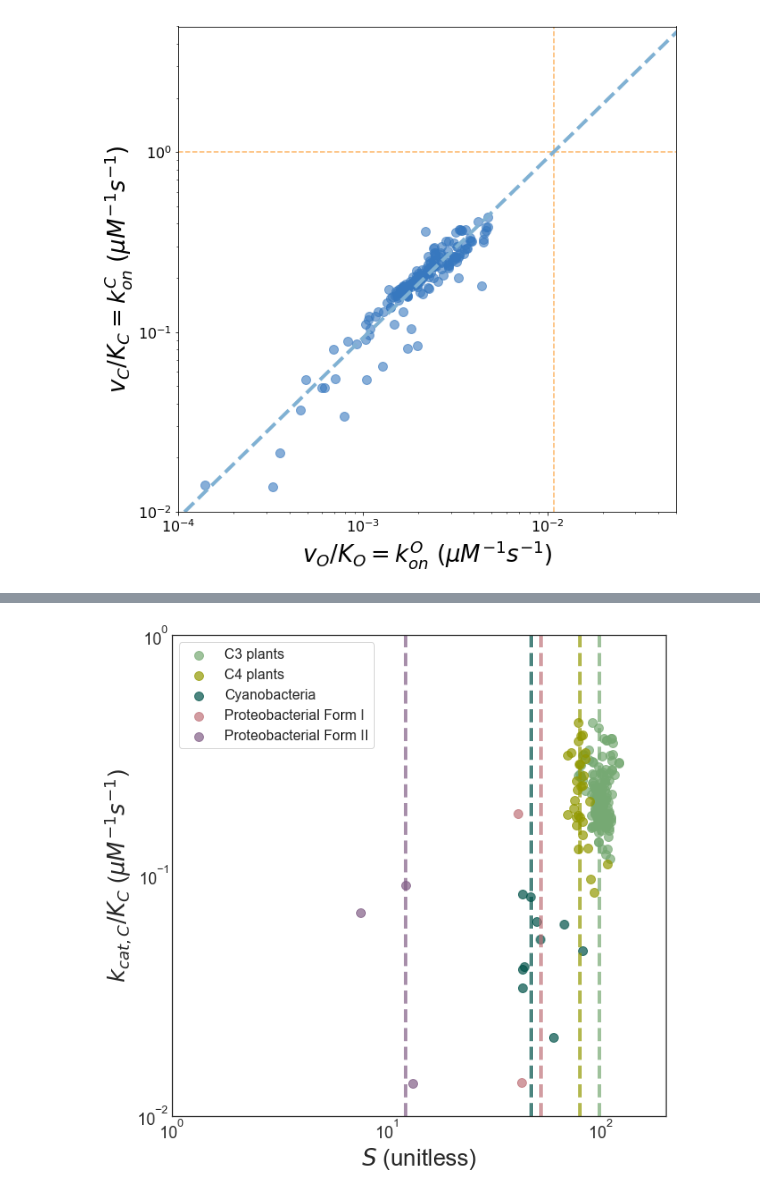
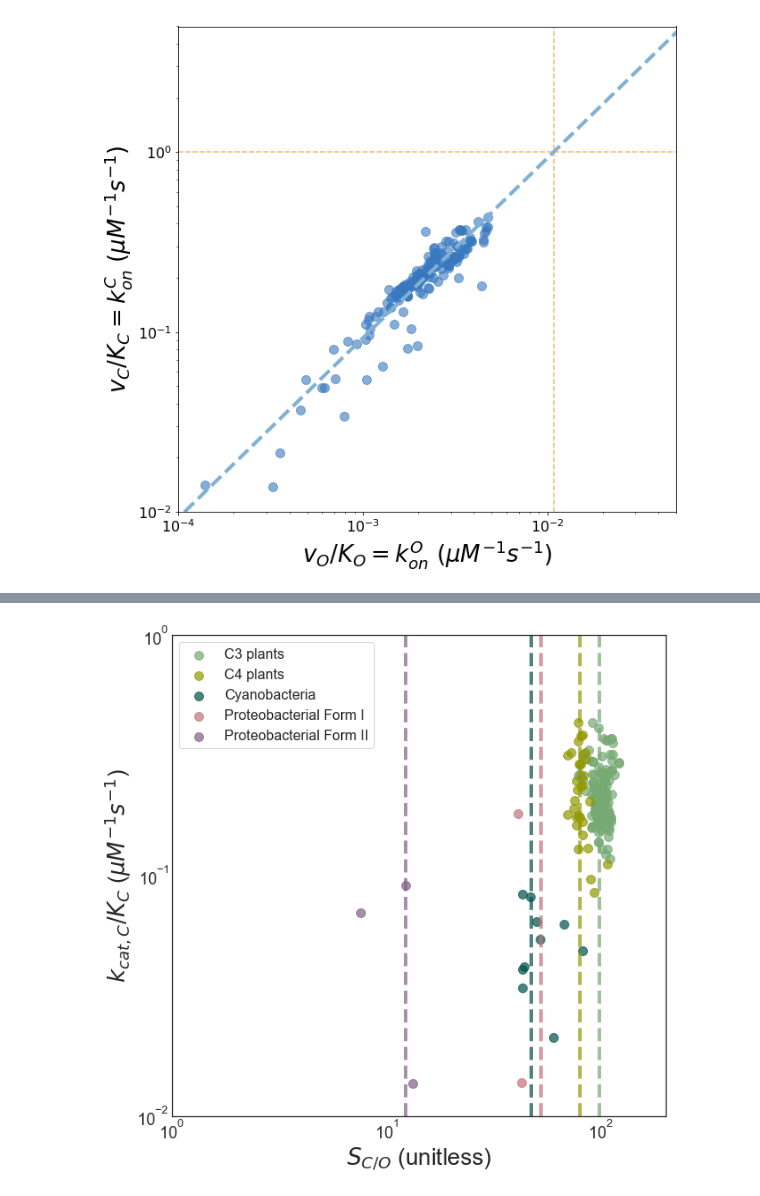
Before and after one commit to flamholz/rubisco, a Jupyter notebook: notebooks/Figure 6 reactive vs unreactive model.ipynb, the cells around one changed output, grey strips where cells are left out. Drawn from its saved outputs; the diff is of its cells as text; code cells hidden in the pictures.

```diff
--- a/notebooks/Figure 6 reactive vs unreactive model.ipynb
+++ b/notebooks/Figure 6 reactive vs unreactive model.ipynb
@@ -147,32 +145,32 @@ for i, (group, gdf) in enumerate(grouped_taxa):
     cname = color_mapping[group]
     c = seaborn.xkcd_rgb[cname]
 
     plt.scatter(gdf.S, gdf.vC/gdf.KC,  c=c, s=100, label=group, alpha=0.7)
 
     median_s = np.nanmedian(gdf.S)
     plt.axvline(median_s, color=c, ls='--', alpha=0.7, lw=4)
 
 
 cname = 'dusty purple'
 c = seaborn.xkcd_rgb[cname]
 plt.scatter(F2_data.S, F2_data.vC/F2_data.KC,  c=c, s=100, label='Proteobacterial Form II', alpha=0.7)
 
 median_s = np.nanmedian(F2_data.S)
 plt.axvline(median_s, color=c, ls='--', alpha=0.7, lw=4)
 
 
 plt.legend(loc=2, fontsize=16, frameon=True)
-plt.xlabel('$S$ (unitless)', fontsize=26)
+plt.xlabel('$S_{C/O}$ (unitless)', fontsize=26)
 plt.ylabel('$k_{cat,C} / K_C$ ($\mu M^{-1} s^{-1}$)', fontsize=26)
 plt.xticks(fontsize=18)
 plt.yticks(fontsize=18)
 
 plt.xlim(1e0, 2e2)
 plt.ylim(1e-2, 1e0)
 
 plt.savefig('fig6/fig6_konC_S_by_group.png', dpi=600)
 plt.savefig('fig6/fig6_konC_S_by_group.svg')
 
 plt.show()
 # %% [output]
-[figure, old version]
+[figure, new version]
```
Also changed, not shown: parts of 1 cell of this notebook, 13 other files.
